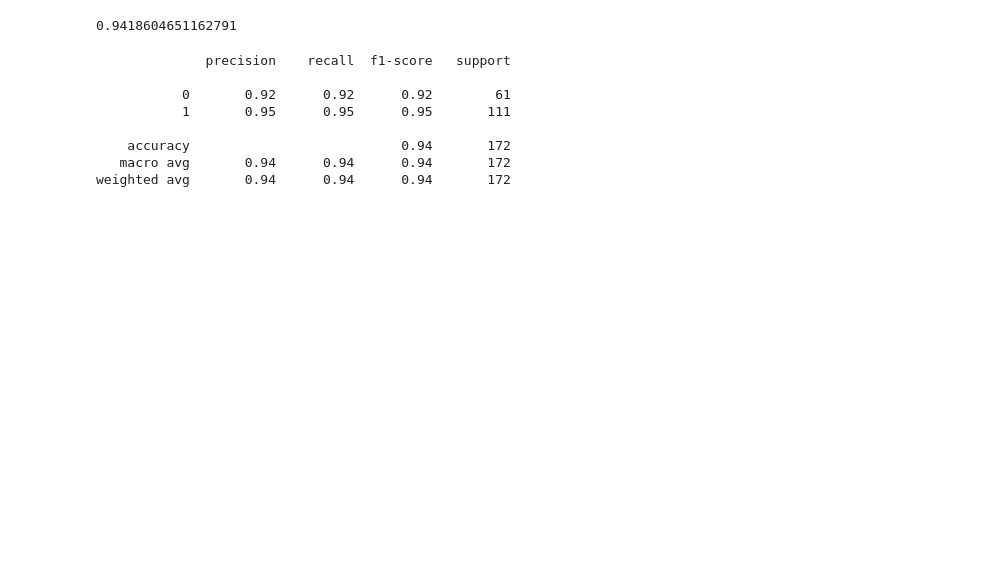
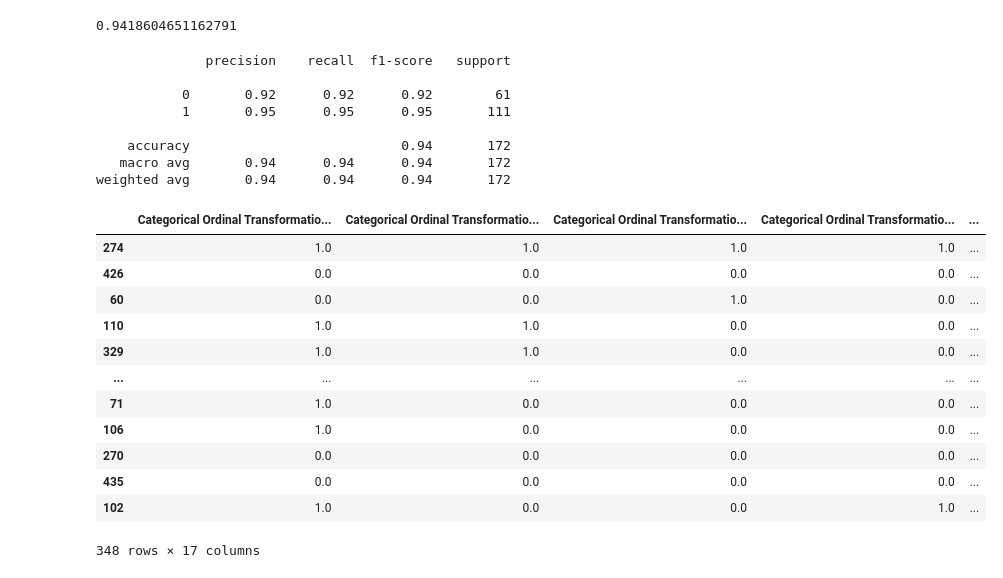
Before and after one commit to gauravgulia26/diabescan, a Jupyter notebook: notebooks/Trials.ipynb, the cells around one changed output. Saved outputs shown, nothing was run; the diff lists cells and outputs as text; code cells hidden in the pictures; blank space fills up the shorter version.

```diff
--- a/notebooks/Trials.ipynb
+++ b/notebooks/Trials.ipynb
@@ -117,3 +153,19 @@ print(classification_report(y_test, pred))
     accuracy                           0.94       172
    macro avg       0.94      0.94      0.94       172
 weighted avg       0.94      0.94      0.94       172
+# %%
+pd.concat([X_train, y_train], axis=1)
+# %% [output]
+|  | Categorical Ordinal Transformatio... | Categorical Ordinal Transformatio... | Categorical Ordinal Transformatio... | Categorical Ordinal Transformatio... | ... |
+| 274 | 1.0 | 1.0 | 1.0 | 1.0 | ... |
+| 426 | 0.0 | 0.0 | 0.0 | 0.0 | ... |
+| 60 | 0.0 | 0.0 | 1.0 | 0.0 | ... |
+| 110 | 1.0 | 1.0 | 0.0 | 0.0 | ... |
+| 329 | 1.0 | 1.0 | 0.0 | 0.0 | ... |
+| ... | ... | ... | ... | ... | ... |
+| 71 | 1.0 | 0.0 | 0.0 | 0.0 | ... |
+| 106 | 1.0 | 0.0 | 0.0 | 0.0 | ... |
+| 270 | 0.0 | 0.0 | 0.0 | 0.0 | ... |
+| 435 | 0.0 | 0.0 | 0.0 | 0.0 | ... |
+| 102 | 1.0 | 0.0 | 0.0 | 1.0 | ... |
+348 rows × 17 columns
```
Also changed, not shown: parts of 3 cells of this notebook, 6 other files.
